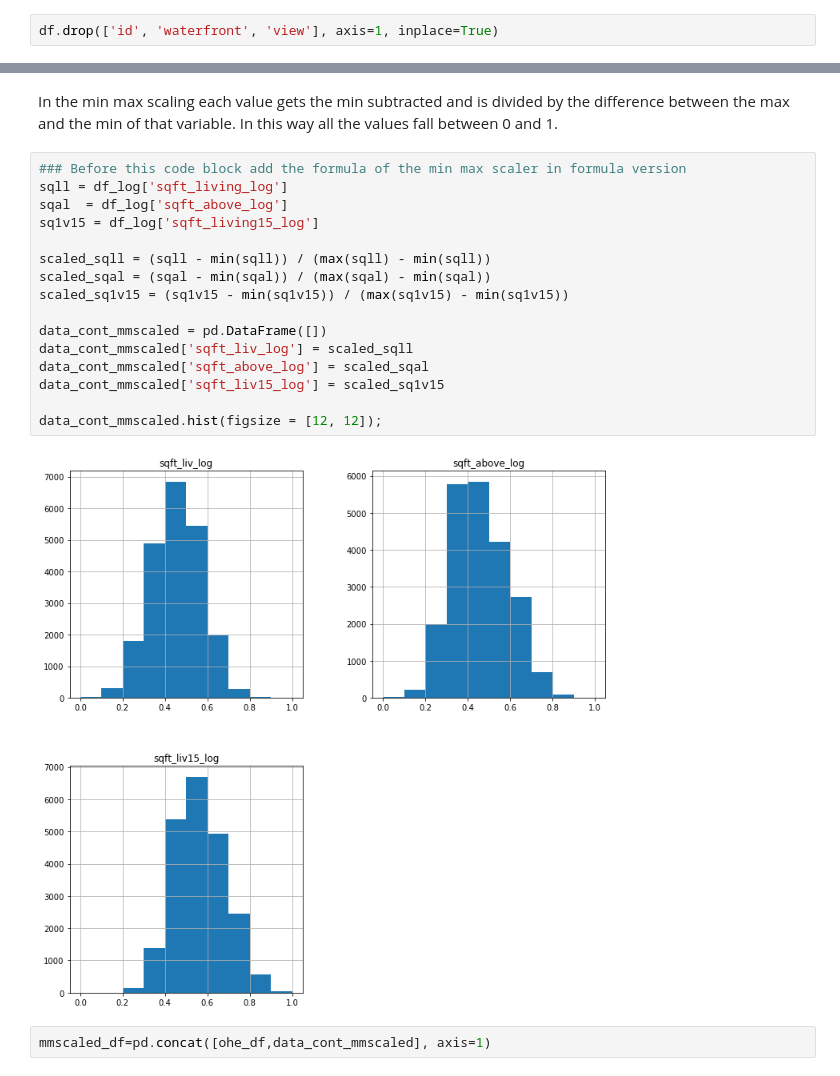
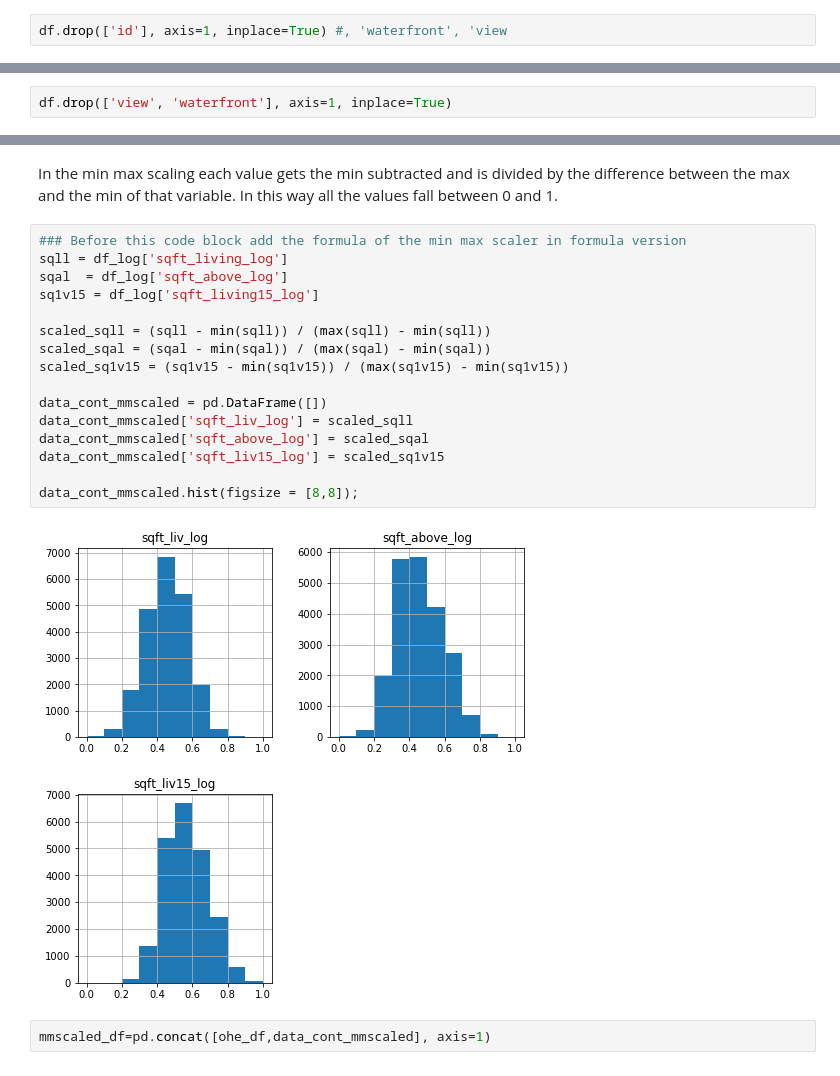
Before and after one commit to MNLKuzmin/dsc-phase-2-project-v2-3, a Jupyter notebook: student.ipynb, the cells around one changed output, grey strips where cells are left out. Cells and saved outputs as stored; diff of their text form.

```diff
--- a/student.ipynb
+++ b/student.ipynb
@@ -158,2 +172,2 @@ I'll drop also latitude and longitude. In terms of the area for now I am just in
 # %%
-df.drop(['id', 'waterfront', 'view'], axis=1, inplace=True)
+df.drop(['id'], axis=1, inplace=True) #, 'waterfront', 'view
@@ -393,3 +396,5 @@ Running a linear regression here before one hot encoding (not sure I will keep i
+# %%
+df.drop(['view', 'waterfront'], axis=1, inplace=True)
 # %%
 y=df['price']
 X=df.drop(['price', 'date', 'yr_renovated'], axis=1)
@@ -722,21 +692,21 @@ In this way all the values fall between 0 and 1.
 # %%
 ### Before this code block add the formula of the min max scaler in formula version
 sqll = df_log['sqft_living_log']
 sqal  = df_log['sqft_above_log']
 sq1v15 = df_log['sqft_living15_log']
 
 scaled_sqll = (sqll - min(sqll)) / (max(sqll) - min(sqll))
 scaled_sqal = (sqal - min(sqal)) / (max(sqal) - min(sqal))
 scaled_sq1v15 = (sq1v15 - min(sq1v15)) / (max(sq1v15) - min(sq1v15))
 
 data_cont_mmscaled = pd.DataFrame([])
 data_cont_mmscaled['sqft_liv_log'] = scaled_sqll
 data_cont_mmscaled['sqft_above_log'] = scaled_sqal
 data_cont_mmscaled['sqft_liv15_log'] = scaled_sq1v15
 
-data_cont_mmscaled.hist(figsize = [12, 12]);
+data_cont_mmscaled.hist(figsize = [8,8]);
 # %% [output]
-[figure, old version]
+[figure, new version]
 # %%
 mmscaled_df=pd.concat([ohe_df,data_cont_mmscaled], axis=1)
 # %%
```
Also changed, not shown: parts of 82 cells of this notebook.
